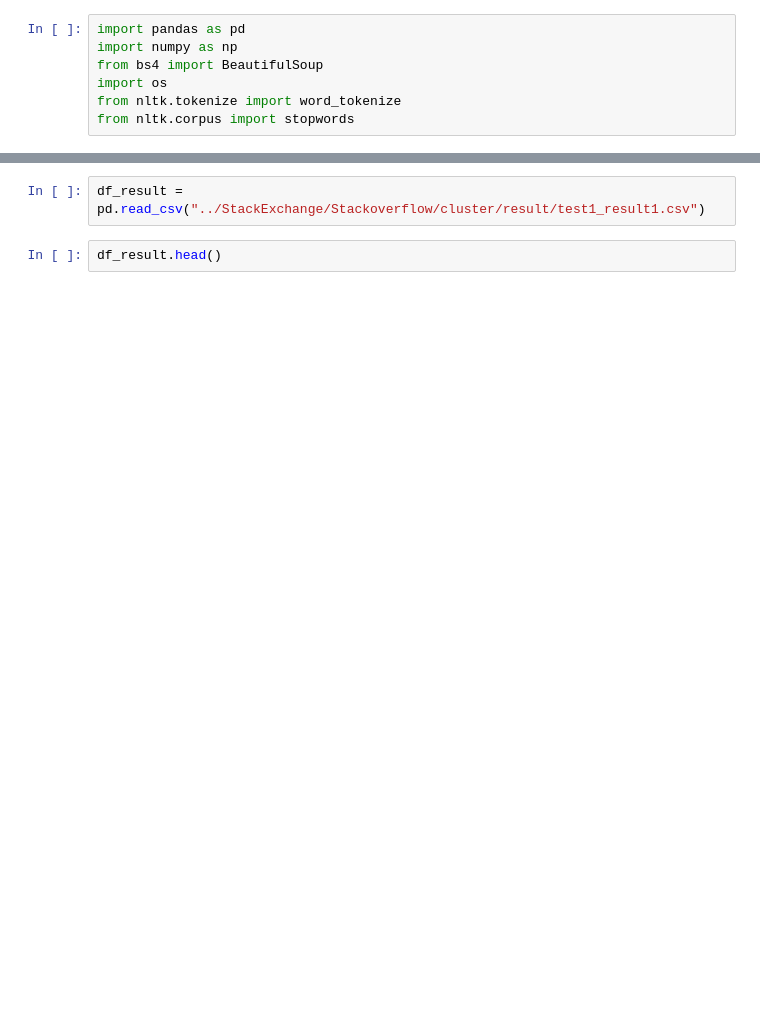
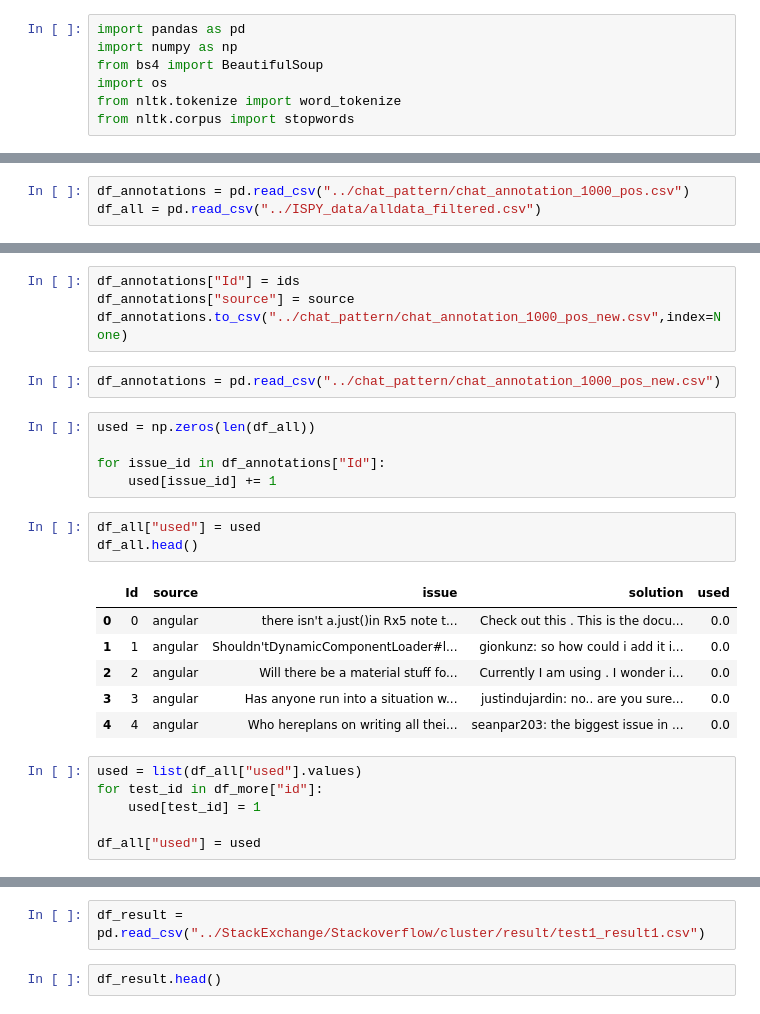
Before and after one commit to NoleWang/Respondent_Recommendation, a Jupyter notebook: Data/tools/Similarity_Analysis.ipynb, the cells around one changed output, grey strips where cells are left out. Drawn from its saved outputs; the diff is of its cells as text; blank space fills up the shorter version.

```diff
--- a/Data/tools/Similarity_Analysis.ipynb
+++ b/Data/tools/Similarity_Analysis.ipynb
@@ -80,0 +98,3 @@ similarity:  0.3730019232961255
+# %%
+df_annotations = pd.read_csv("../chat_pattern/chat_annotation_1000_pos.csv")
+df_all = pd.read_csv("../ISPY_data/alldata_filtered.csv")
@@ -80,0 +139,27 @@ similarity:  0.3730019232961255
+# %%
+df_annotations["Id"] = ids
+df_annotations["source"] = source
+df_annotations.to_csv("../chat_pattern/chat_annotation_1000_pos_new.csv",index=None)
+# %%
+df_annotations = pd.read_csv("../chat_pattern/chat_annotation_1000_pos_new.csv")
+# %%
+used = np.zeros(len(df_all))
+
+for issue_id in df_annotations["Id"]:
+    used[issue_id] += 1
+# %%
+df_all["used"] = used
+df_all.head()
+# %% [output]
+|  | Id | source | issue | solution | used |
+| 0 | 0 | angular | there isn't a.just()in Rx5 note t... | Check out this . This is the docu... | 0.0 |
+| 1 | 1 | angular | Shouldn'tDynamicComponentLoader#l... | gionkunz: so how could i add it i... | 0.0 |
+| 2 | 2 | angular | Will there be a material stuff fo... | Currently I am using . I wonder i... | 0.0 |
+| 3 | 3 | angular | Has anyone run into a situation w... | justindujardin: no.. are you sure... | 0.0 |
+| 4 | 4 | angular | Who hereplans on writing all thei... | seanpar203: the biggest issue in ... | 0.0 |
+# %%
+used = list(df_all["used"].values)
+for test_id in df_more["id"]:
+    used[test_id] = 1
+
+df_all["used"] = used
```
Also changed, not shown: parts of 12 cells of this notebook, 3 other files.
